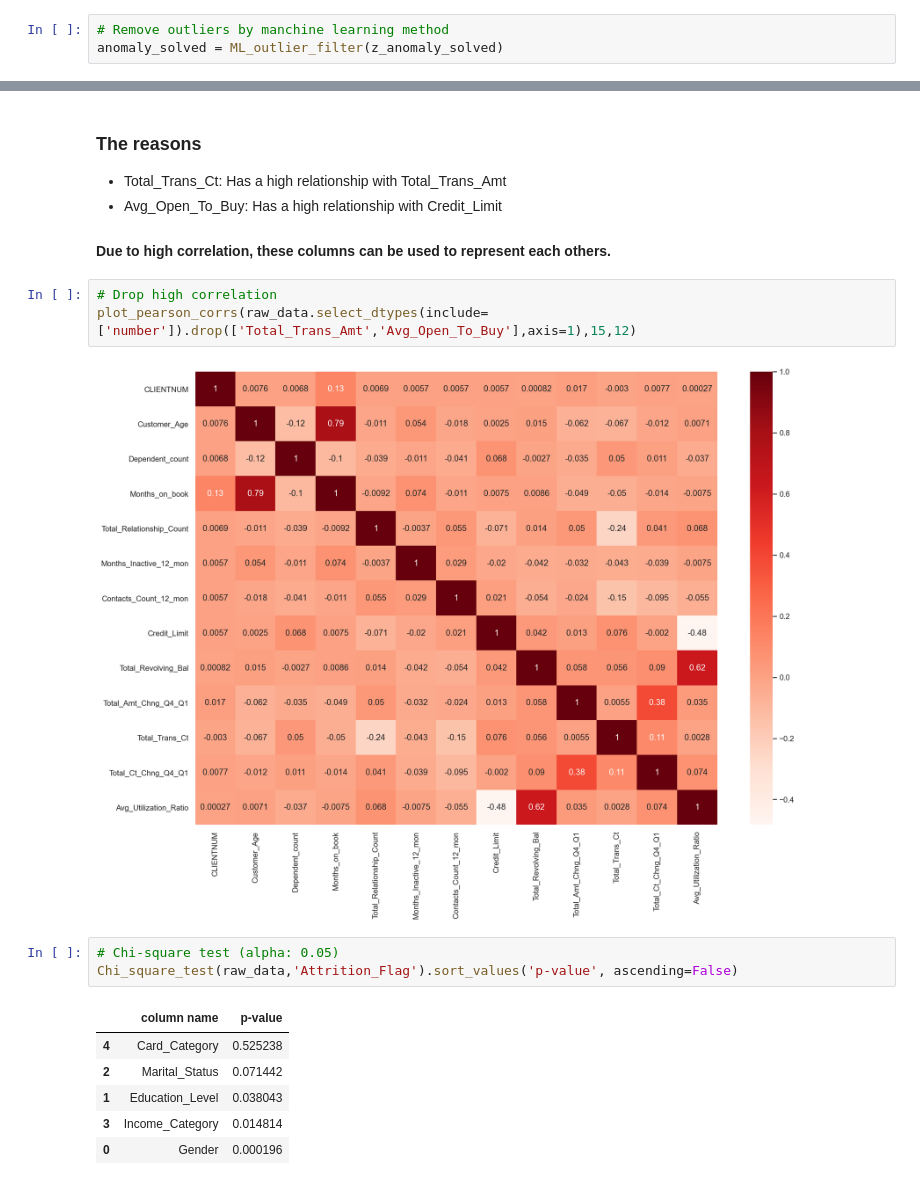
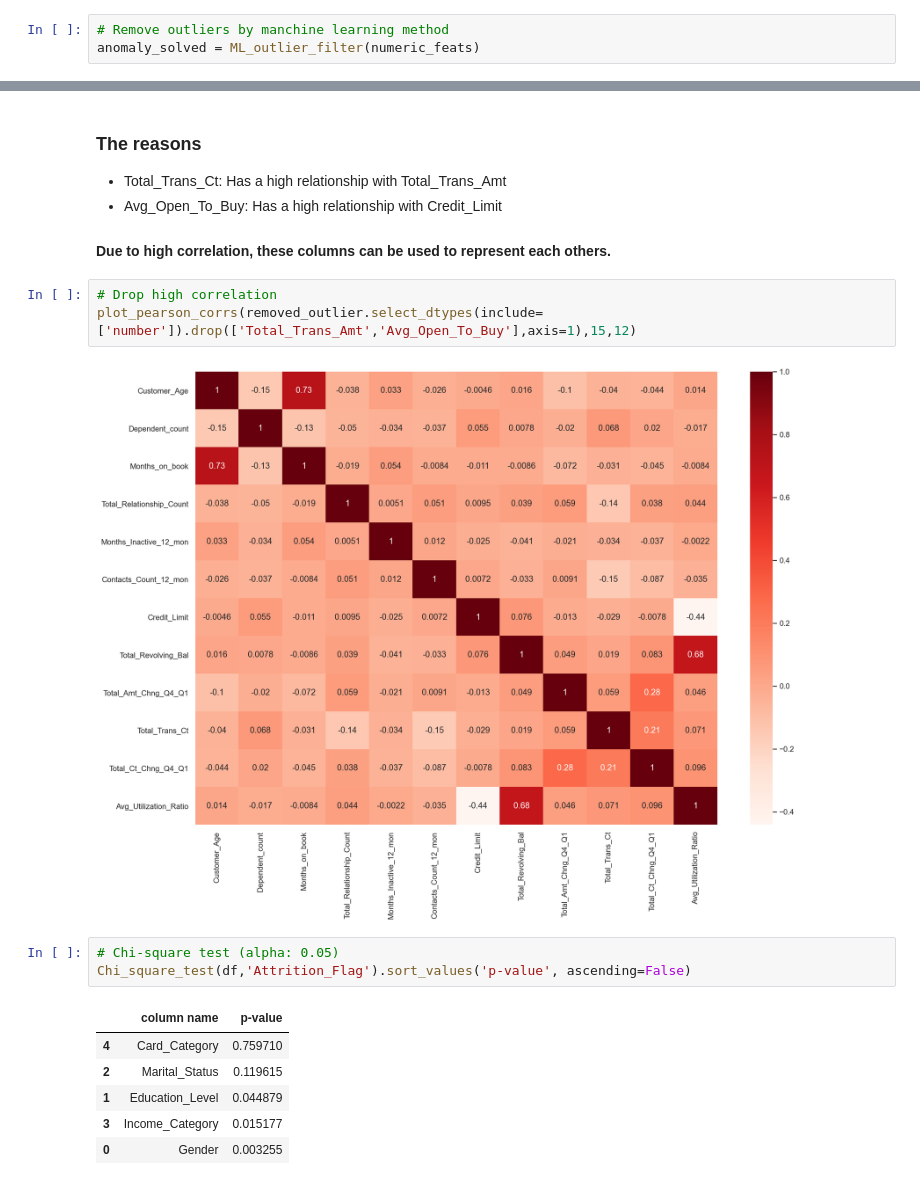
Before and after one commit to Alicisox/Bank-Churners, a Jupyter notebook: bank_churners.ipynb, the cells around one changed output, grey strips where cells are left out. Saved outputs shown, nothing was run; the diff lists cells and outputs as text.

```diff
--- a/bank_churners.ipynb
+++ b/bank_churners.ipynb
@@ -284,7 +279,7 @@ z_anomaly_solved = z_outlier_filter(numeric_feats)
 ### Isolation Forest
 # %%
 # Remove outliers by manchine learning method
-anomaly_solved = ML_outlier_filter(z_anomaly_solved)
+anomaly_solved = ML_outlier_filter(numeric_feats)
 # %% [markdown]
 ### Merge data after remove outlier
 # %%
@@ -333,19 +355,19 @@ plot_pearson_corrs(raw_data.select_dtypes(include=['number']),15,12)
 #### Due to high correlation, these columns can be used to represent each others.
 # %%
 # Drop high correlation
-plot_pearson_corrs(raw_data.select_dtypes(include=['number']).drop(['Total_Trans_Amt','Avg_Open_To_Buy'],axis=1),15,12)
+plot_pearson_corrs(removed_outlier.select_dtypes(include=['number']).drop(['Total_Trans_Amt','Avg_Open_To_Buy'],axis=1),15,12)
 # %% [output]
-[figure, old version]
+[figure, new version]
 # %%
 # Chi-square test (alpha: 0.05)
-Chi_square_test(raw_data,'Attrition_Flag').sort_values('p-value', ascending=False)
+Chi_square_test(df,'Attrition_Flag').sort_values('p-value', ascending=False)
 # %% [output]
 |  | column name | p-value |
-| 4 | Card_Category | 0.525238 |
-| 2 | Marital_Status | 0.071442 |
-| 1 | Education_Level | 0.038043 |
-| 3 | Income_Category | 0.014814 |
-| 0 | Gender | 0.000196 |
+| 4 | Card_Category | 0.759710 |
+| 2 | Marital_Status | 0.119615 |
+| 1 | Education_Level | 0.044879 |
+| 3 | Income_Category | 0.015177 |
+| 0 | Gender | 0.003255 |
 # %%
 # Drop the columns that don't have relationship with the target values 'Attrition_Flag' (p-value > alpha)
 # - Card_Category
```
Also changed, not shown: parts of 15 cells of this notebook.
